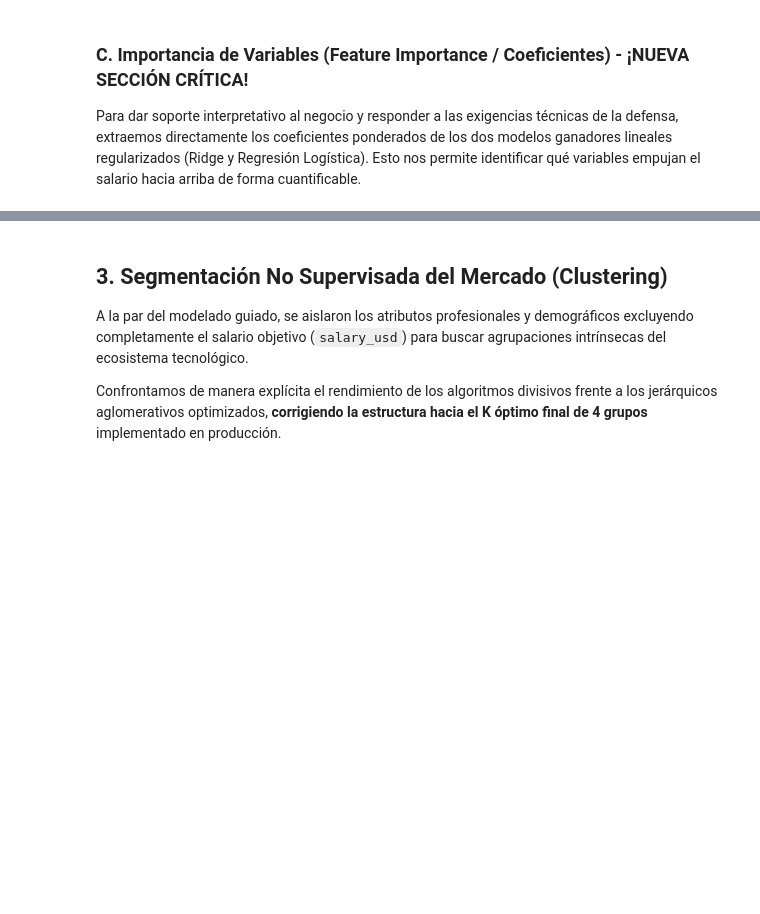
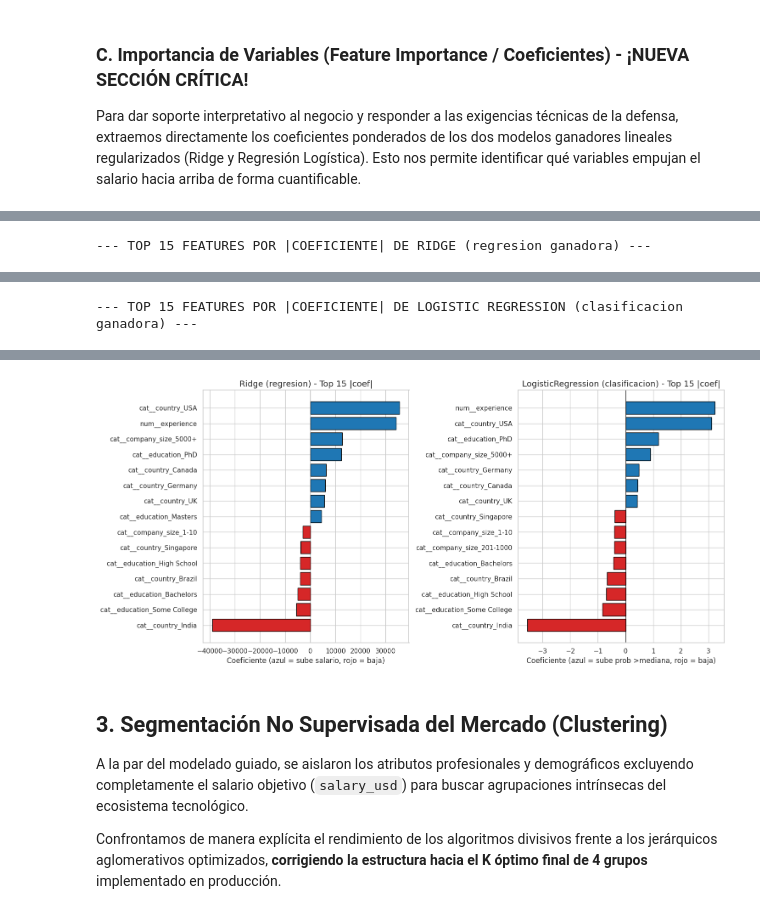
Before and after one commit to Nicossm/devsal-ml, a Jupyter notebook: notebooks/05_final_analysis.ipynb, the cells around one changed output, grey strips where cells are left out. Drawn from its saved outputs; the diff is of its cells as text; code cells hidden in the pictures; blank space fills up the shorter version.

```diff
--- a/notebooks/05_final_analysis.ipynb
+++ b/notebooks/05_final_analysis.ipynb
@@ -181,0 +152,76 @@ Passing `palette` without assigning `hue` is deprecated and will be removed in v
+# %%
+# Carga de los modelos tuneados desde el repo oficial y extraccion REAL de coeficientes
+# Se clona devsal-ml en Colab si no esta presente, para tener acceso a los .joblib
+import sys
+import subprocess
+from pathlib import Path
+import joblib
+
+if 'google.colab' in sys.modules:
+    REPO_PATH = Path('/content/devsal-ml')
+    if not REPO_PATH.exists():
+        print('Clonando devsal-ml en /content/devsal-ml ...')
+        subprocess.run(
+            ['git', 'clone', '--depth', '1',
+             'https://github.com/Nicossm/devsal-ml.git', str(REPO_PATH)],
+            check=True,
+        )
+else:
+    REPO_PATH = Path.cwd().parent
+
+ridge_pipeline = joblib.load(REPO_PATH / 'models' / 'tuned_ridge.joblib')
+log_pipeline = joblib.load(REPO_PATH / 'models' / 'tuned_logistic.joblib')
+
+# Nombres reales de features tras el ColumnTransformer (StandardScaler + OneHotEncoder)
+preprocessor = ridge_pipeline.named_steps['preprocessor']
+feature_names = preprocessor.get_feature_names_out()
+
+# Coeficientes reales de los modelos tuneados
+coef_ridge = ridge_pipeline.named_steps['model'].coef_
+coef_log = log_pipeline.named_steps['model'].coef_[0]
+
+df_importance = pd.DataFrame({
+    'Feature': feature_names,
+    'Ridge_Coef (USD por unidad)': coef_ridge.round(2),
+    'LogReg_Coef (log-odds)': coef_log.round(4),
+    'abs_ridge': np.abs(coef_ridge),
+    'abs_log': np.abs(coef_log),
+})
+
+# Top 15 features por |coef| del Ridge (el ganador de regresion)
+top_ridge = df_importance.sort_values('abs_ridge', ascending=False).head(15)
+top_log = df_importance.sort_values('abs_log', ascending=False).head(15)
+
+print('--- TOP 15 FEATURES POR |COEFICIENTE| DE RIDGE (regresion ganadora) ---')
+display(top_ridge[['Feature', 'Ridge_Coef (USD por unidad)']]
+        .sort_values('Ridge_Coef (USD por unidad)', ascending=False)
+        .reset_index(drop=True))
+
+print('\n--- TOP 15 FEATURES POR |COEFICIENTE| DE LOGISTIC REGRESSION (clasificacion ganadora) ---')
+display(top_log[['Feature', 'LogReg_Coef (log-odds)']]
+        .sort_values('LogReg_Coef (log-odds)', ascending=False)
+        .reset_index(drop=True))
+
+# Plot lado a lado: Ridge | LogReg
+fig, axes = plt.subplots(1, 2, figsize=(15, 7))
+
+ridge_plot = top_ridge.sort_values('Ridge_Coef (USD por unidad)')
+colors_r = ['#1f77b4' if c > 0 else '#d62728' for c in ridge_plot['Ridge_Coef (USD por unidad)']]
+axes[0].barh(ridge_plot['Feature'], ridge_plot['Ridge_Coef (USD por unidad)'],
+             color=colors_r, edgecolor='black')
+axes[0].axvline(0, color='black', lw=0.7)
+axes[0].set_title('Ridge (regresion) - Top 15 |coef|')
+axes[0].set_xlabel('Coeficiente (azul = sube salario, rojo = baja)')
+
+log_plot = top_log.sort_values('LogReg_Coef (log-odds)')
+colors_l = ['#1f77b4' if c > 0 else '#d62728' for c in log_plot['LogReg_Coef (log-odds)']]
+axes[1].barh(log_plot['Feature'], log_plot['LogReg_Coef (log-odds)'],
+             color=colors_l, edgecolor='black')
+axes[1].axvline(0, color='black', lw=0.7)
+axes[1].set_title('LogisticRegression (clasificacion) - Top 15 |coef|')
+axes[1].set_xlabel('Coeficiente (azul = sube prob >mediana, rojo = baja)')
+
+plt.tight_layout()
+plt.show()
+# %% [output]
+--- TOP 15 FEATURES POR |COEFICIENTE| DE RIDGE (regresion ganadora) ---
@@ -181,0 +244 @@ Passing `palette` without assigning `hue` is deprecated and will be removed in v
+--- TOP 15 FEATURES POR |COEFICIENTE| DE LOGISTIC REGRESSION (clasificacion ganadora) ---
@@ -182,3 +261,4 @@ Passing `palette` without assigning `hue` is deprecated and will be removed in v
+[figure, added]
 # %% [markdown]
 ## 3. Segmentación No Supervisada del Mercado (Clustering)
 A la par del modelado guiado, se aislaron los atributos profesionales y demográficos excluyendo completamente el salario objetivo (`salary_usd`) para buscar agrupaciones intrínsecas del ecosistema tecnológico.
```
Also changed, not shown: parts of 6 cells of this notebook.
